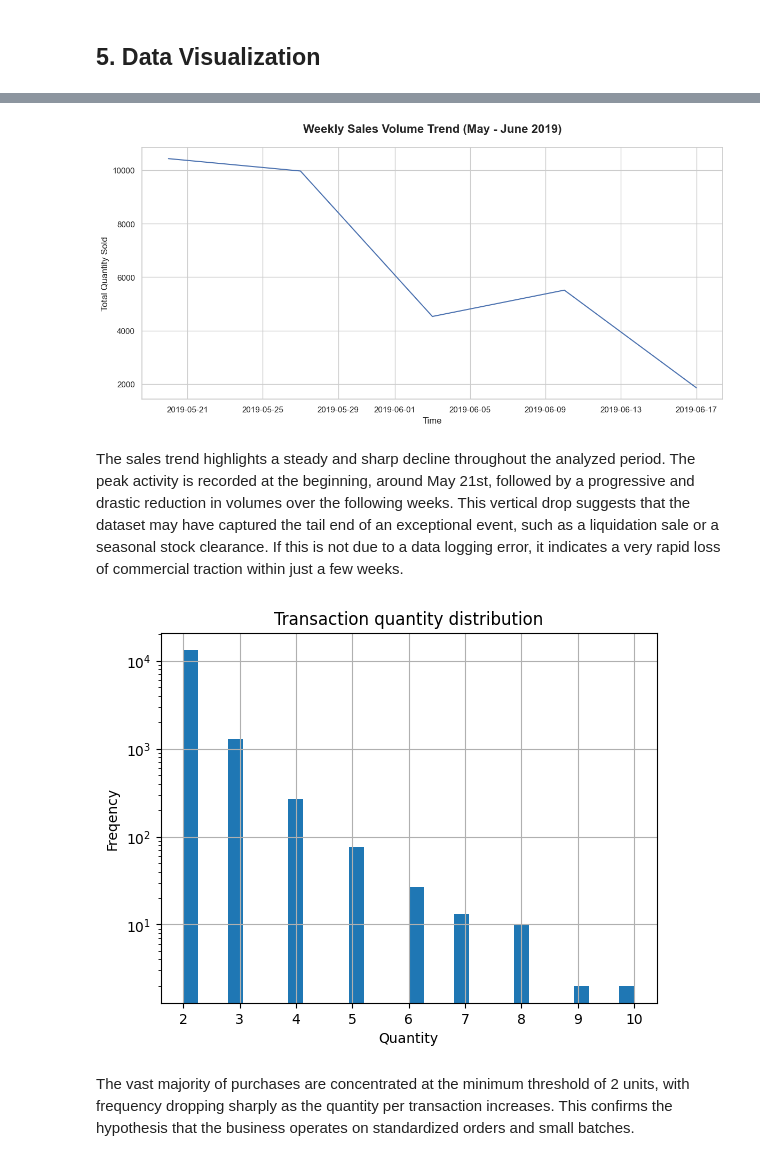
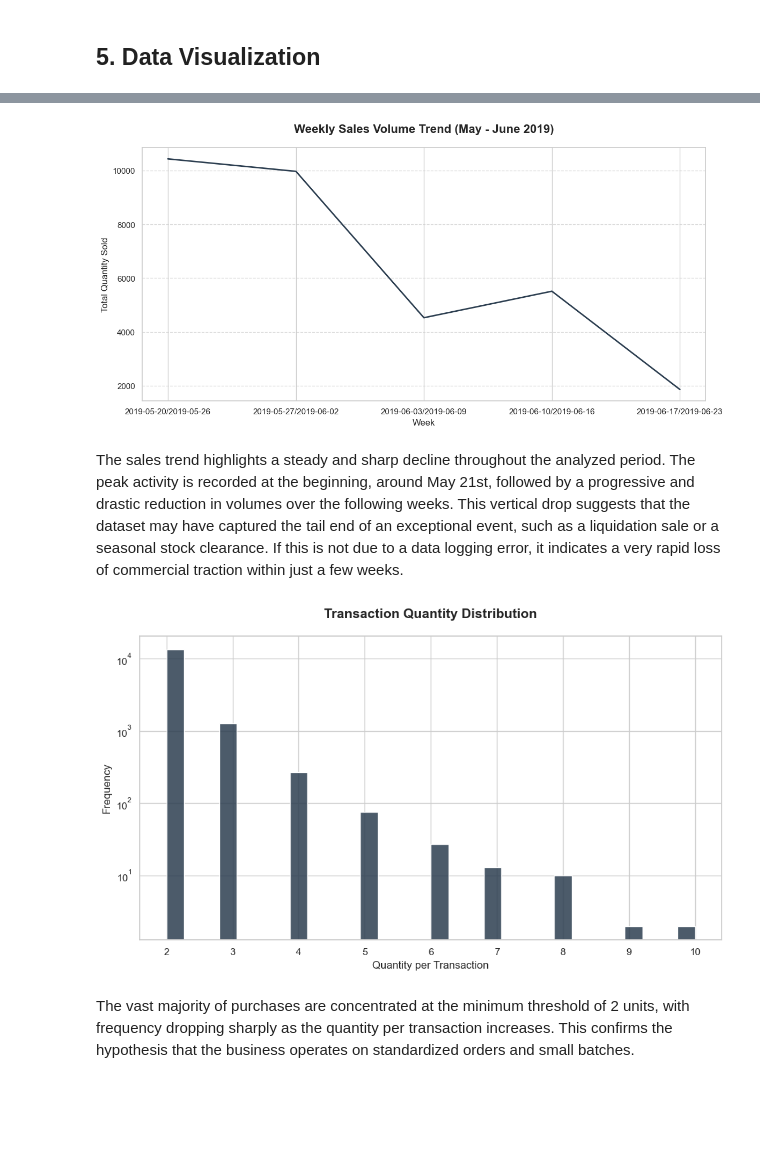
Before and after one commit to EricaRoviello/sales-data-analysis, a Jupyter notebook: analysis.ipynb, the cells around one changed output, grey strips where cells are left out. Cells and saved outputs as stored; diff of their text form; code cells hidden in the pictures; blank space fills up the shorter version.

```diff
--- a/analysis.ipynb
+++ b/analysis.ipynb
@@ -170,7 +169,5 @@ The exploratory analysis illustrates the distribution of sales volumes, with a s
 Since the dataset does not include pricing information, the analysis focuses exclusively on volumes.
 # %% [markdown]
 ## 5. Data Visualization
-# %%
-df["basket_date"] = pd.to_datetime(df["basket_date"])
 # %%
 sns.set_theme(style="whitegrid")
@@ -196,32 +193,50 @@ plt.show()
 # %%
 plt.figure(figsize=(12, 6))
-sns.set_style("whitegrid")
 
-sns.lineplot(
-    x=weekly_volume.index,
-    y=weekly_volume.values
+plt.plot(
+    weekly_volume.index.astype(str),
+    weekly_volume.values,
+    linestyle='-',
+    color='#2c3e50',
+    linewidth=2,
 )
 
+plt.grid(True, axis='y', linestyle='--', alpha=0.7)
+
 plt.title("Weekly Sales Volume Trend (May - June 2019)", fontsize=16, pad=20, fontweight='bold')
-plt.xlabel("Time", fontsize=12)
+plt.xlabel("Week", fontsize=12)
 plt.ylabel("Total Quantity Sold", fontsize=12)
+
 plt.xticks(rotation=0)
-
 
 plt.tight_layout()
 plt.show()
 # %% [output]
-[figure, old version]
+[figure, new version]
 # %% [markdown]
 The sales trend highlights a steady and sharp decline throughout the analyzed period. The peak activity is recorded at the beginning, around May 21st, followed by a progressive and drastic reduction in volumes over the following weeks. This vertical drop suggests that the dataset may have captured the tail end of an exceptional event, such as a liquidation sale or a seasonal stock clearance. If this is not due to a data logging error, it indicates a very rapid loss of commercial traction within just a few weeks.
 # %%
-df["basket_count"].hist(bins=30, log= "True")
-plt.title("Transaction quantity distribution")
-plt.xlabel("Quantity")
-plt.ylabel("Freqency")
+sns.set_theme(style="whitegrid")
+plt.figure(figsize=(10,6))
+
+sns.histplot(
+    df["basket_count"],
+    bins=30,
+    color="#2c3e50",
+    edgecolor="white",
+    alpha=0.85
+)
+
+plt.yscale("log")
+
+plt.title("Transaction Quantity Distribution", fontsize=15, fontweight='bold', pad=20)
+plt.xlabel("Quantity per Transaction", fontsize=12)
+plt.ylabel("Frequency", fontsize=12)
+
+plt.tight_layout()
 plt.show()
 # %% [output]
-[figure, old version]
+[figure, new version]
 # %% [markdown]
 The vast majority of purchases are concentrated at the minimum threshold of 2 units, with frequency dropping sharply as the quantity per transaction increases. This confirms the hypothesis that the business operates on standardized orders and small batches.
 # %% [markdown]
```
Also changed, not shown: parts of 2 cells of this notebook.
